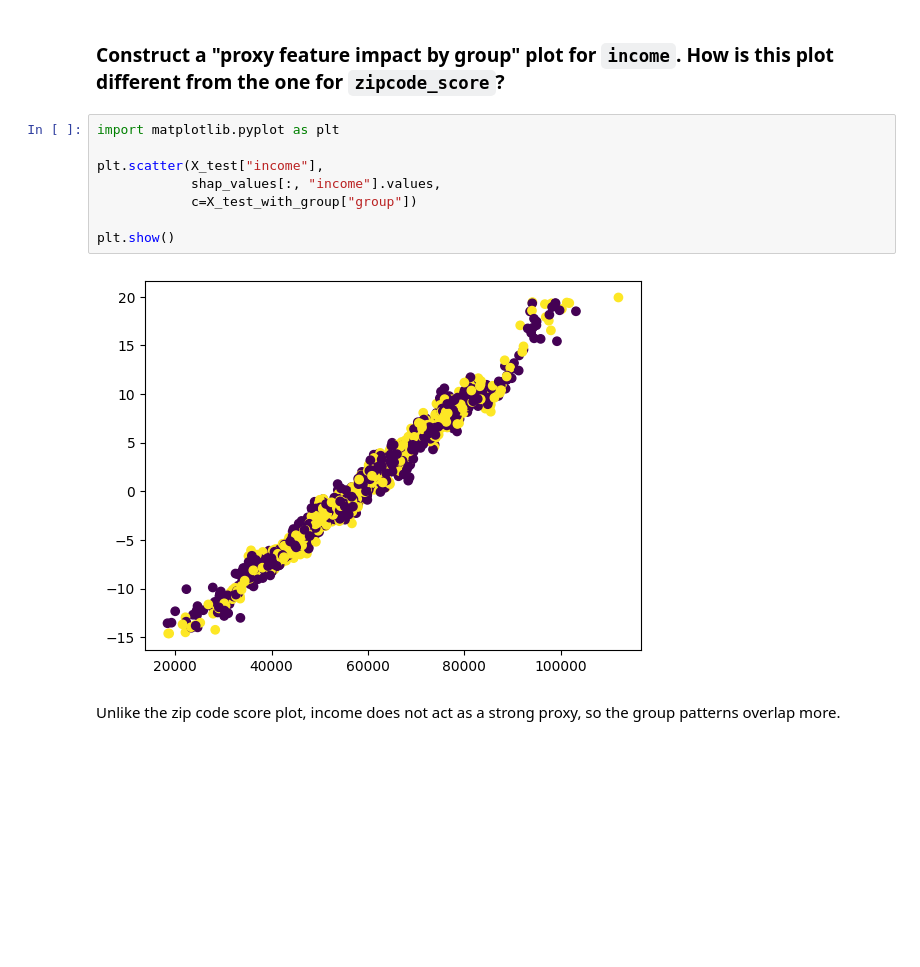
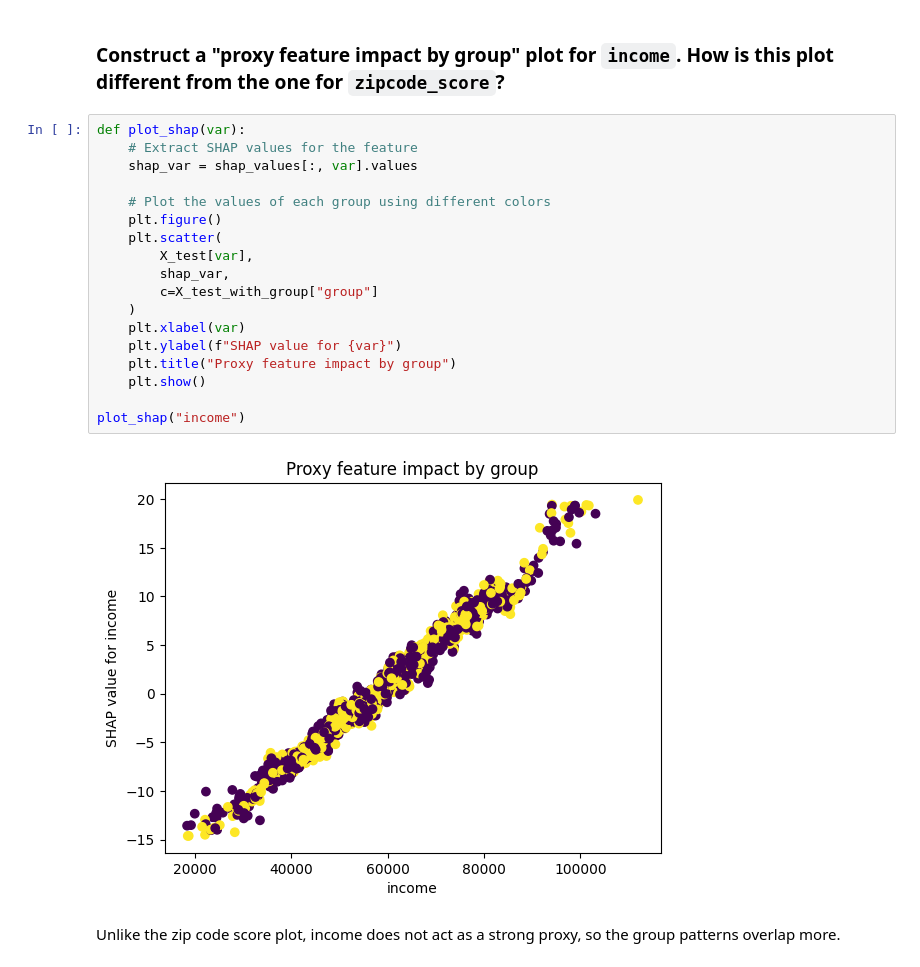
Before and after one commit to allura-galasso/code_3000, a Jupyter notebook: mod04_bias.ipynb, the cells around one changed output. Saved outputs shown, nothing was run; the diff lists cells and outputs as text; blank space fills up the shorter version.

```diff
--- a/mod04_bias.ipynb
+++ b/mod04_bias.ipynb
@@ -101,15 +101,25 @@ My answer would be yes. If you look at the SHAP values it tells you how the mode
 # %% [markdown]
 ### Construct a "proxy feature impact by group" plot for `income`. How is this plot different from the one for `zipcode_score`?
 # %%
-import matplotlib.pyplot as plt
+def plot_shap(var):
+    # Extract SHAP values for the feature
+    shap_var = shap_values[:, var].values
 
-plt.scatter(X_test["income"],
-            shap_values[:, "income"].values,
-            c=X_test_with_group["group"])
+    # Plot the values of each group using different colors
+    plt.figure()
+    plt.scatter(
+        X_test[var],
+        shap_var,
+        c=X_test_with_group["group"]
+    )
+    plt.xlabel(var)
+    plt.ylabel(f"SHAP value for {var}")
+    plt.title("Proxy feature impact by group")
+    plt.show()
 
-plt.show()
+plot_shap("income")
 # %% [output]
-[figure, old version]
+[figure, new version]
 # %% [markdown]
 Unlike the zip code score plot, income does not act as a strong proxy, so the group patterns overlap more.
 # %% [markdown]
```
